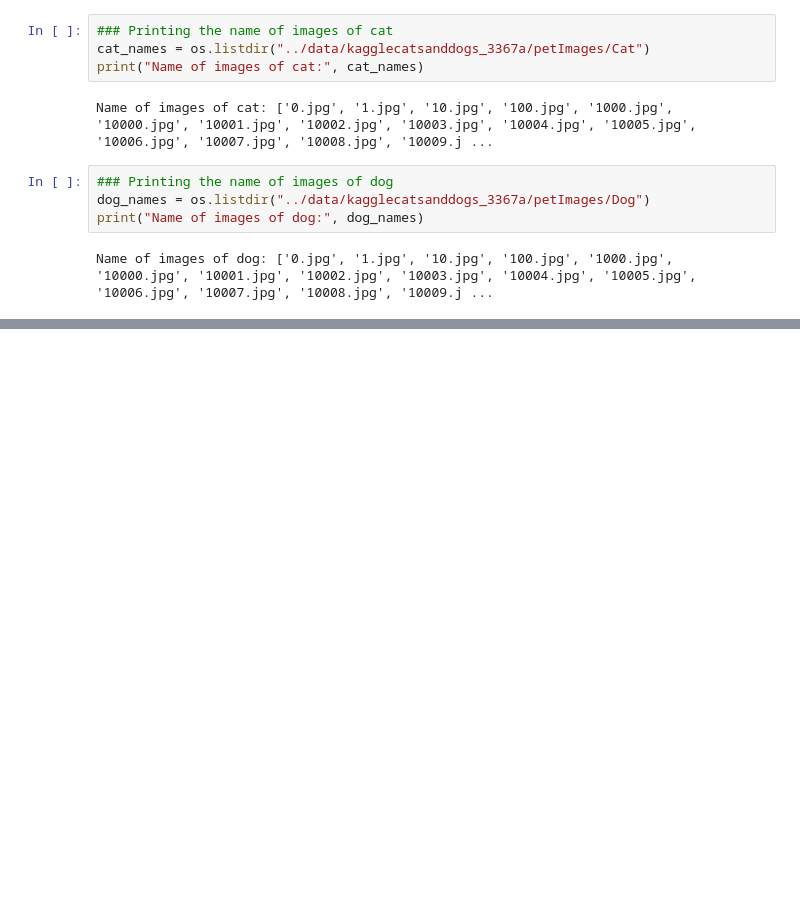
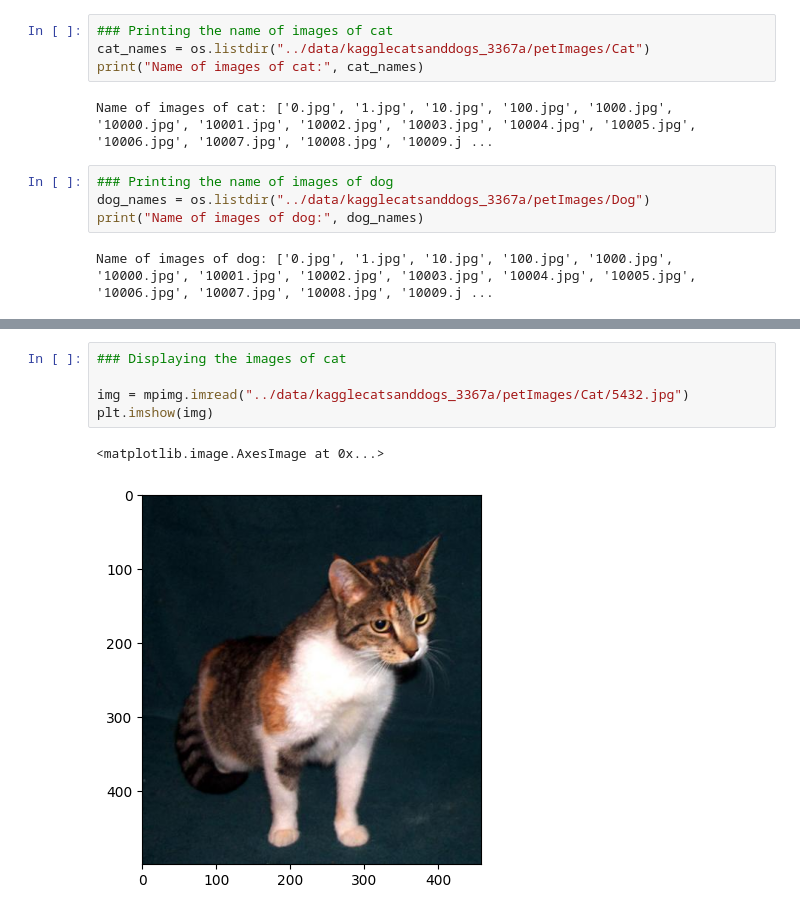
Before and after one commit to adityakashyap5047/MeowBark, a Jupyter notebook: notebook/MeowBark.ipynb, the cells around one changed output, grey strips where cells are left out. Saved outputs shown, nothing was run; the diff lists cells and outputs as text; blank space fills up the shorter version.

```diff
--- a/notebook/MeowBark.ipynb
+++ b/notebook/MeowBark.ipynb
@@ -67,0 +67,8 @@ NameError: name 'mpimg' is not defined
+# %%
+### Displaying the images of cat
+
+img = mpimg.imread("../data/kagglecatsanddogs_3367a/petImages/Cat/5432.jpg")
+plt.imshow(img)
+# %% [output]
+<matplotlib.image.AxesImage at 0x...>
+[figure, added]
```
Also changed, not shown: parts of 2 cells of this notebook.
